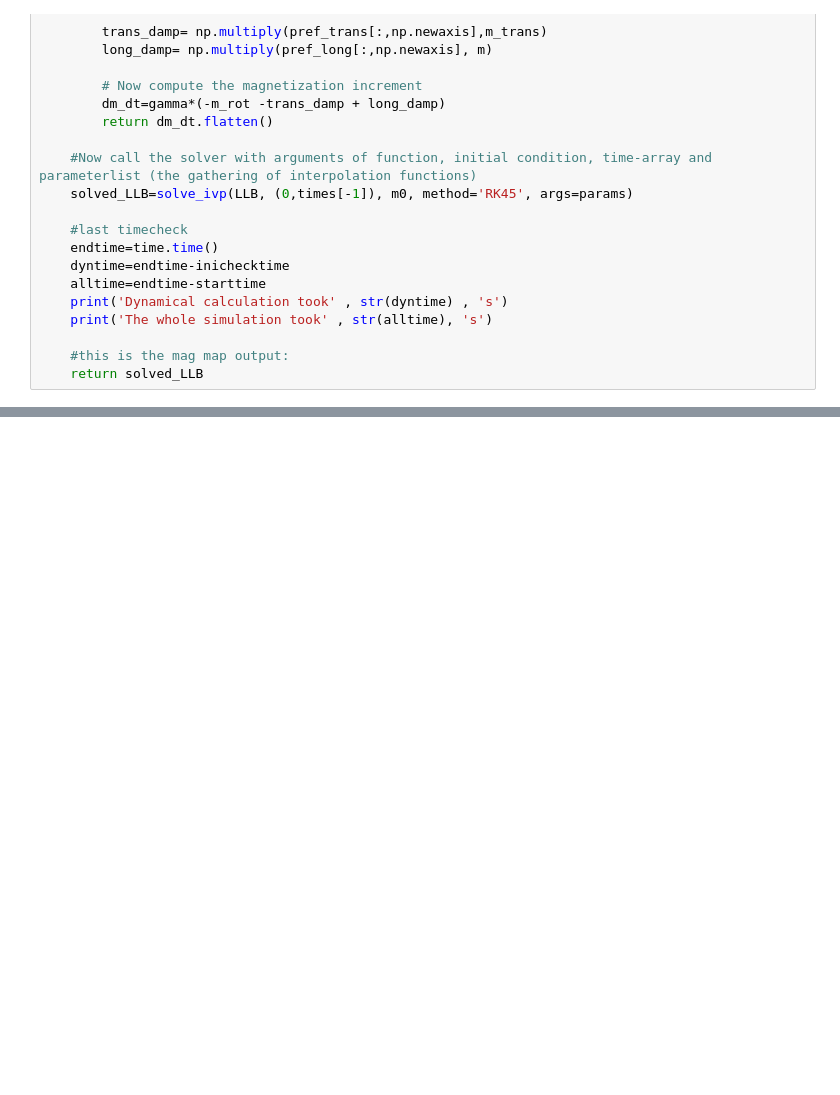
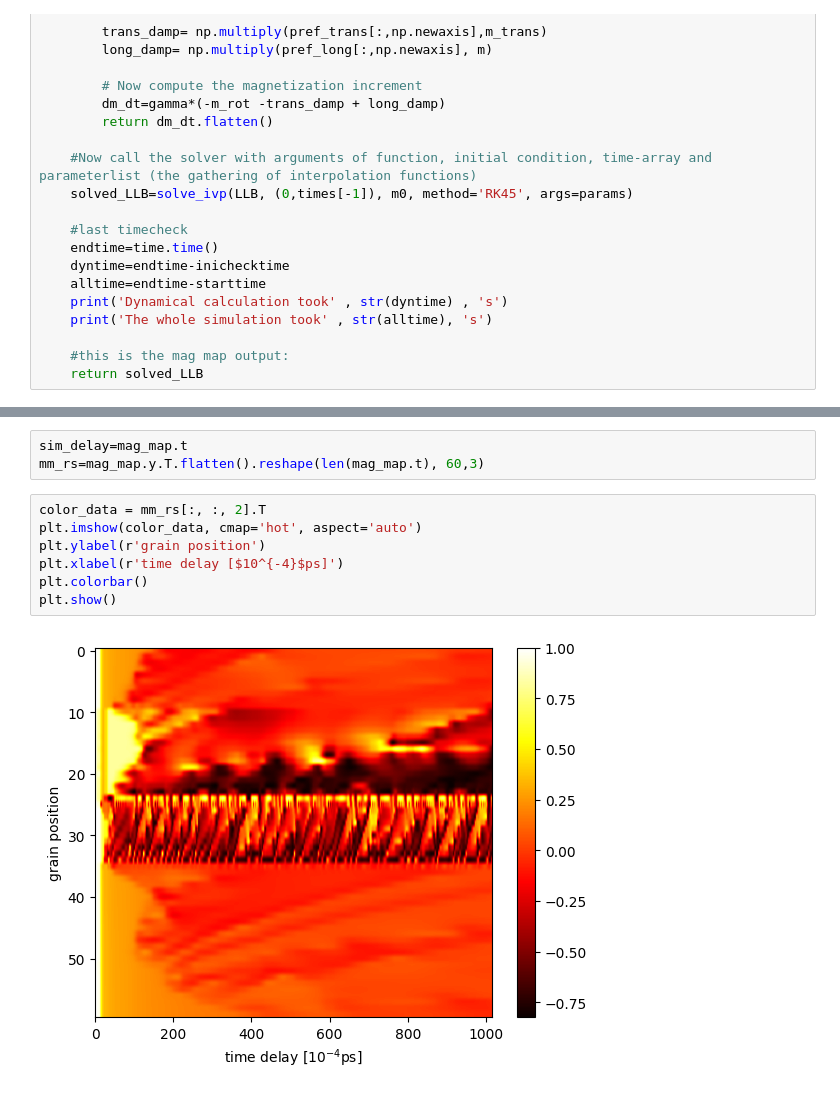
Before and after one commit to Nilodirf/LLB, a Jupyter notebook: LLB_integrated_solver.ipynb, the cells around one changed output, grey strips where cells are left out. Cells and saved outputs as stored; diff of their text form; blank space fills up the shorter version.

```diff
--- a/LLB_integrated_solver.ipynb
+++ b/LLB_integrated_solver.ipynb
@@ -444,0 +470,12 @@ Creation of interpolation functions of (implicitly) time dependent parameters to
+# %%
+sim_delay=mag_map.t
+mm_rs=mag_map.y.T.flatten().reshape(len(mag_map.t), 60,3)
+# %%
+color_data = mm_rs[:, :, 2].T
+plt.imshow(color_data, cmap='hot', aspect='auto')
+plt.ylabel(r'grain position')
+plt.xlabel(r'time delay [$10^{-4}$ps]')
+plt.colorbar()
+plt.show()
+# %% [output]
+[figure, added]
```
Also changed, not shown: parts of 5 cells of this notebook, 1 other file.
